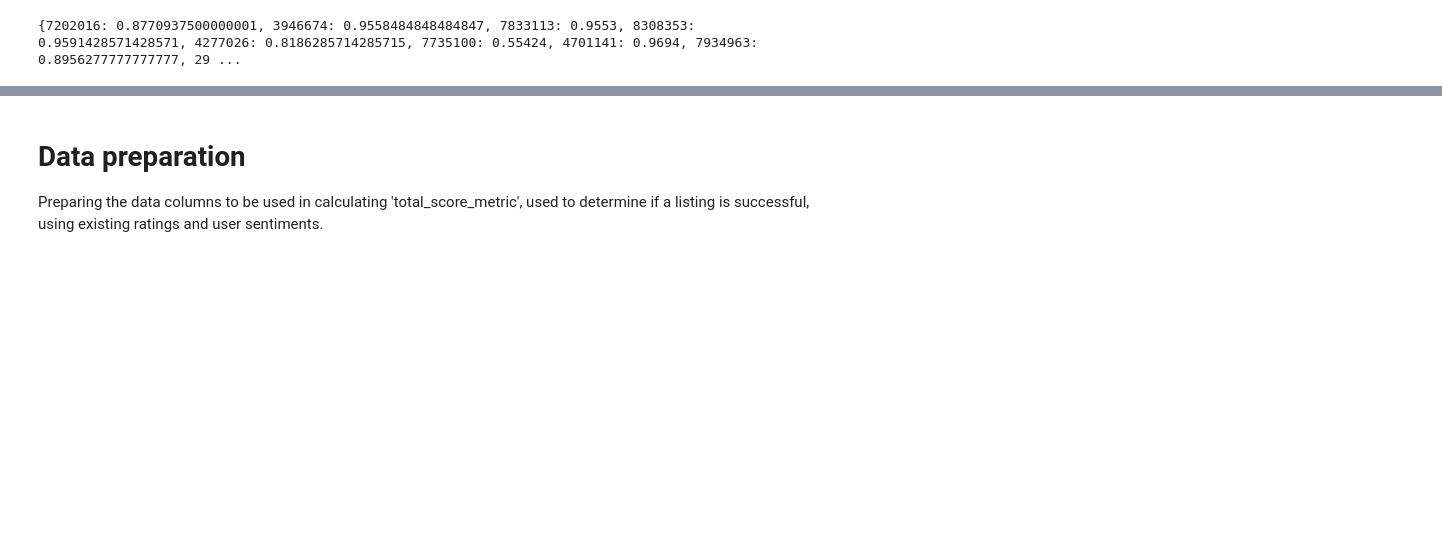
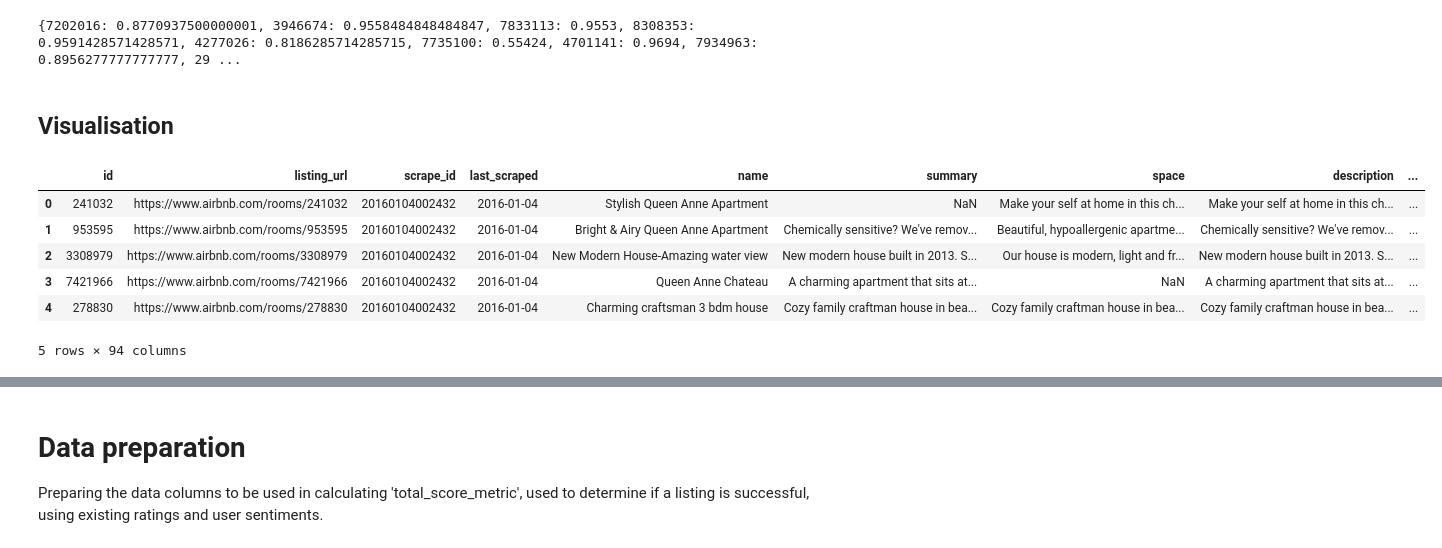
Before and after one commit to ackw/airbnb-sentiment-analysis, a Jupyter notebook: airbnb.ipynb, the cells around one changed output, grey strips where cells are left out. Cells and saved outputs as stored; diff of their text form; code cells hidden in the pictures; blank space fills up the shorter version.

```diff
--- a/airbnb.ipynb
+++ b/airbnb.ipynb
@@ -123,3 +135,19 @@ with open('listings.csv', 'r', encoding="utf8") as read_obj, open('listings_sent
             row.append(None)
 
         csv_writer.writerow(row)
+# %% [markdown]
+## Visualisation
+# %%
+data['sentiment_type']=''
+data.loc[data.sentiment_score>0,'sentiment_type']='POSITIVE'
+data.loc[(data['sentiment_score']==0) & (data['sentiment_score'] < 0.05),'sentiment_type']='NEUTRAL'
+data.loc[data.sentiment_score<0,'sentiment_type']='NEGATIVE'
+data.head()
+# %% [output]
+|  | id | listing_url | scrape_id | last_scraped | name | summary | space | description | ... |
+| 0 | 241032 | https://www.airbnb.com/rooms/241032 | 20160104002432 | 2016-01-04 | Stylish Queen Anne Apartment | NaN | Make your self at home in this ch... | Make your self at home in this ch... | ... |
+| 1 | 953595 | https://www.airbnb.com/rooms/953595 | 20160104002432 | 2016-01-04 | Bright & Airy Queen Anne Apartment | Chemically sensitive? We've remov... | Beautiful, hypoallergenic apartme... | Chemically sensitive? We've remov... | ... |
+| 2 | 3308979 | https://www.airbnb.com/rooms/3308979 | 20160104002432 | 2016-01-04 | New Modern House-Amazing water view | New modern house built in 2013. S... | Our house is modern, light and fr... | New modern house built in 2013. S... | ... |
+| 3 | 7421966 | https://www.airbnb.com/rooms/7421966 | 20160104002432 | 2016-01-04 | Queen Anne Chateau | A charming apartment that sits at... | NaN | A charming apartment that sits at... | ... |
+| 4 | 278830 | https://www.airbnb.com/rooms/278830 | 20160104002432 | 2016-01-04 | Charming craftsman 3 bdm house | Cozy family craftman house in bea... | Cozy family craftman house in bea... | Cozy family craftman house in bea... | ... |
+5 rows × 94 columns
```
Also changed, not shown: parts of 5 cells of this notebook, 1 other file.
